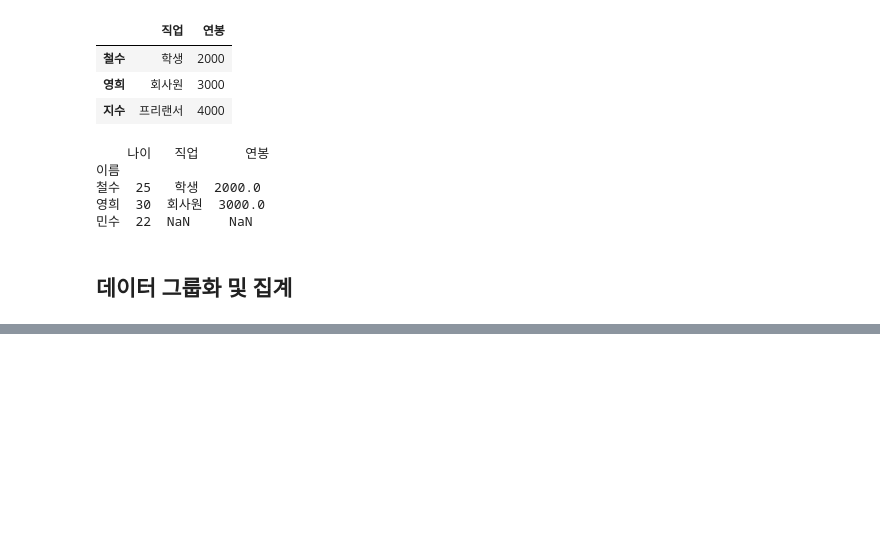
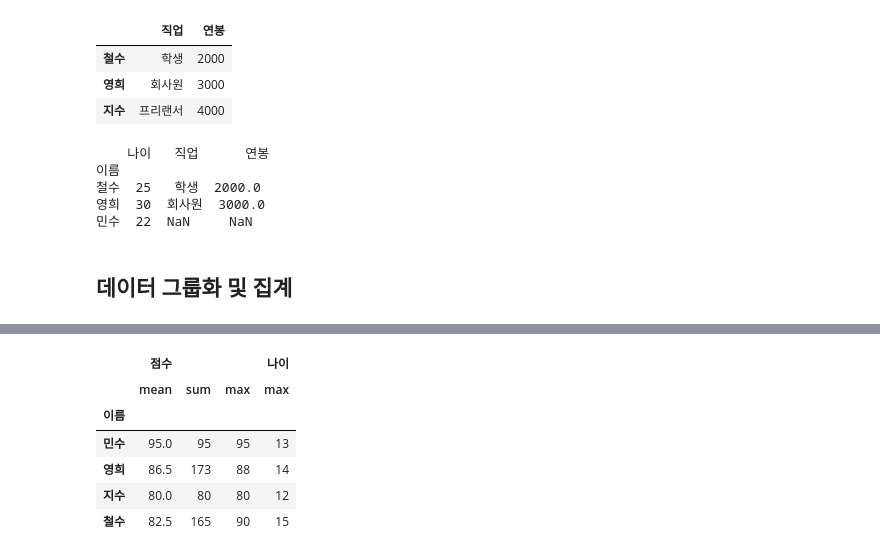
Before and after one commit to su2708/SpartaCodingClub, a Jupyter notebook: sparta2/pandas_practice.ipynb, the cells around one changed output, grey strips where cells are left out. Drawn from its saved outputs; the diff is of its cells as text; code cells hidden in the pictures; blank space fills up the shorter version.

```diff
--- a/sparta2/pandas_practice.ipynb
+++ b/sparta2/pandas_practice.ipynb
@@ -382,0 +478,24 @@ print(joined_df)
+# %%
+# 예시 데이터프레임 생성
+data = {
+    '이름': ['철수', '영희', '민수', '지수', '철수', '영희'],
+    '과목': ['수학', '수학', '과학', '과학', '영어', '영어'],
+    '점수': [90, 85, 95, 80, 75, 88],
+    '나이': [15, 14, 13, 12, 13, 12]
+}
+df = pd.DataFrame(data)
+# %%
+agg_result = df.groupby('이름').agg({
+    '점수': ['mean', 'sum', 'max'],
+    '나이': ['max']
+})
+
+agg_result
+# %% [output]
+|  | 점수 |  |  | 나이 |
+|  | mean | sum | max | max |
+| 이름 |  |  |  |  |
+| 민수 | 95.0 | 95 | 95 | 13 |
+| 영희 | 86.5 | 173 | 88 | 14 |
+| 지수 | 80.0 | 80 | 80 | 12 |
+| 철수 | 82.5 | 165 | 90 | 15 |
```
Also changed, not shown: parts of 9 cells of this notebook.
